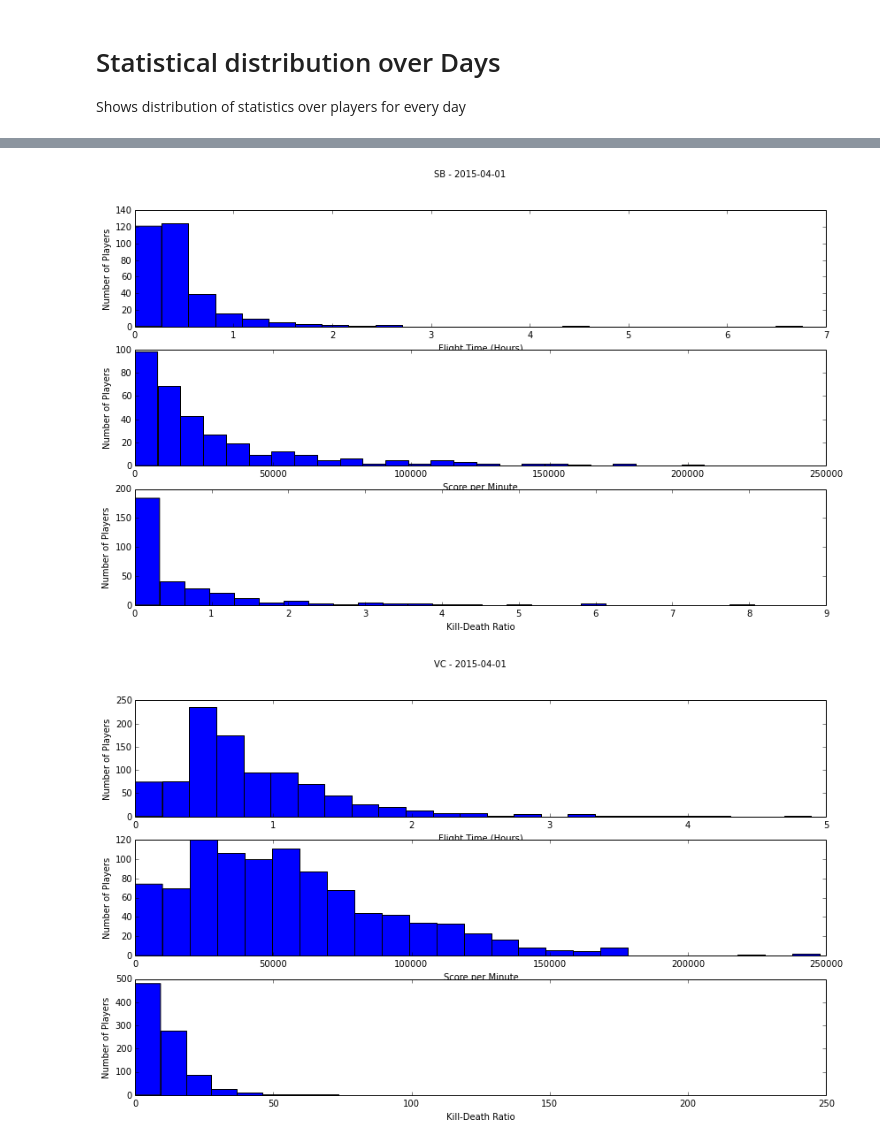
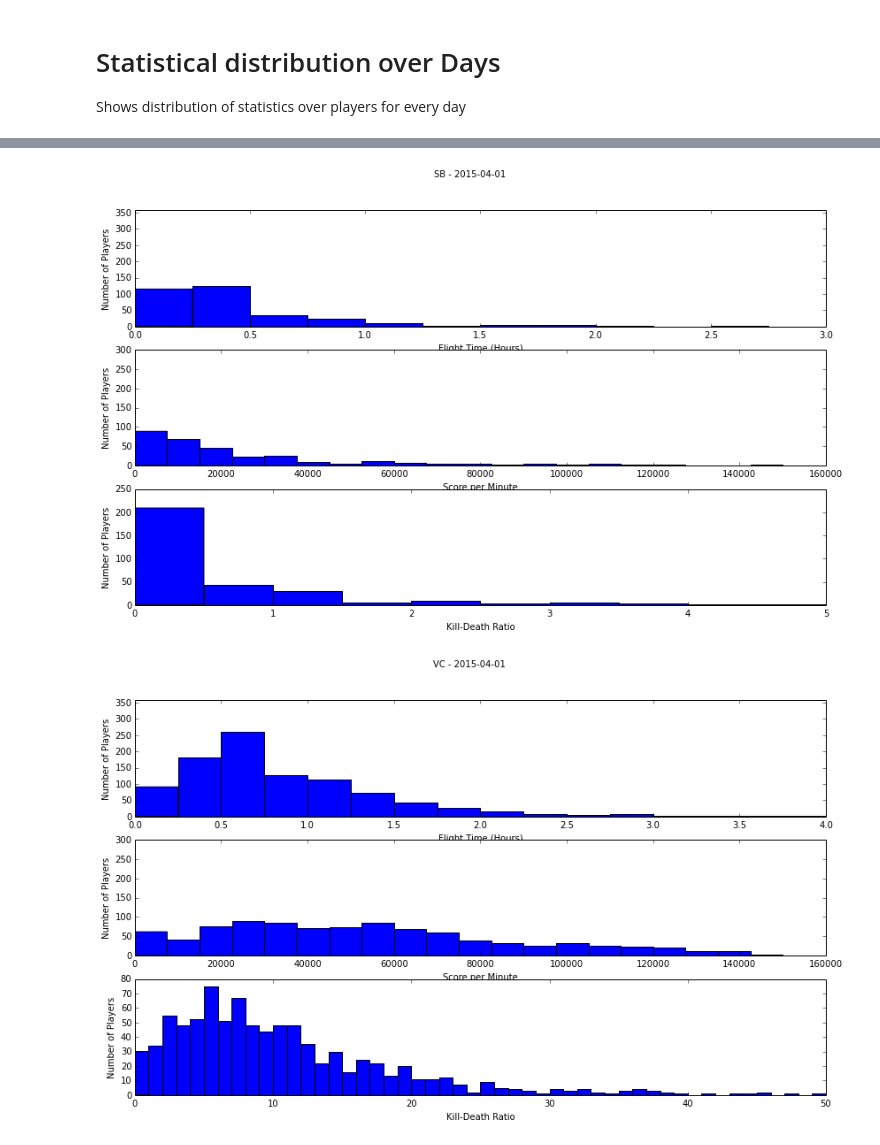
Before and after one commit to WhiteMagic/sc_api, a Jupyter notebook: SC Plots.ipynb, the cells around one changed output, grey strips where cells are left out. Saved outputs shown, nothing was run; the diff lists cells and outputs as text; code cells hidden in the pictures.

Commit message:
Consistent limits for daily stat plots

```diff
--- a/SC Plots.ipynb
+++ b/SC Plots.ipynb
@@ -358,39 +376,74 @@ Statistical distribution over Days
 Shows distribution of statistics over players for every day
 # %%
 modes = ["BR", "SB", "VC"]
+date_keys = sorted(data[mode].date_keys())
+daily_data = {}
 
-for i, mode in enumerate(modes):
-    date_keys = sorted(data[mode].date_keys())
-
-    daily_data = {}
+# Aggregate plot data
+for mode in modes:
+    daily_data[mode] = {}
     for key in date_keys:
-        daily_data[key] = {
+        daily_data[mode][key] = {
             "flight_time": [],
             "spm": [],
             "kdr": [],
         }
         for pilot in data[mode].get_data(key).values():
-            daily_data[key]["flight_time"].append(pilot.flight_time)
-            daily_data[key]["spm"].append(pilot.score / pilot.flight_time)
+            daily_data[mode][key]["flight_time"].append(pilot.flight_time)
+            daily_data[mode][key]["spm"].append(pilot.score / pilot.flight_time)
             if pilot.deaths > 0:
-                daily_data[key]["kdr"].append(pilot.kills / pilot.deaths)
+                daily_data[mode][key]["kdr"].append(pilot.kills / pilot.deaths)
 
+# Determine global axis limits
+y_axis_limits = {}
+range_values = {
+    "flight_time": (0, 4.0),
+    "spm": (0, 150000),
+    "kdr": (0, 5),
+    "kdr_vc": (0, 50),
+}
+bin_counts = {
+    "flight_time": 16,
+    "spm": 20,
+    "kdr": 10,
+    "kdr_vc": 50,
+}
+for key in ["flight_time", "spm", "kdr"]:
+    for mode in modes:
+        param_key = "kdr_vc" if key == "kdr" and mode == "VC" else key
+        counts, _ = np.histogram(
+            [entry[key] for entry in daily_data[mode].values()][0],
+            density=False,
+            bins=bin_counts[key],
+            range=range_values[key]
+        )
+        max_val = max(counts)
+        if y_axis_limits.get(key, 0) < max_val:
+             y_axis_limits[key] = max_val
+
+# Plot data
+for i, mode in enumerate(modes):
     for key in [date_keys[-1]]:
         plt.figure()
         plt.suptitle("{} - {}".format(mode, key))
 
         plt.subplot(3, 1, 1)
-        plt.hist(daily_data[key]["flight_time"], bins=25)
+        plt.hist(daily_data[mode][key]["flight_time"], bins=bin_counts["flight_time"], range=range_values["flight_time"])
+        plt.ylim((0, y_axis_limits["flight_time"]))
         plt.ylabel("Number of Players")
         plt.xlabel("Flight Time (Hours)")
 
         plt.subplot(3, 1, 2)
-        plt.hist(daily_data[key]["spm"], bins=25)
+        plt.hist(daily_data[mode][key]["spm"], bins=bin_counts["spm"], range=range_values["spm"])
+        plt.ylim((0, y_axis_limits["spm"]))
         plt.ylabel("Number of Players")
         plt.xlabel("Score per Minute")
 
         plt.subplot(3, 1, 3)
-        plt.hist(daily_data[key]["kdr"], bins=25)
+        if mode == "VC":
+            plt.hist(daily_data[mode][key]["kdr"], bins=bin_counts["kdr_vc"], range=range_values["kdr_vc"])
+        else:
+            plt.hist(daily_data[mode][key]["kdr"], bins=bin_counts["kdr"], range=range_values["kdr"])
         plt.ylabel("Number of Players")
         plt.xlabel("Kill-Death Ratio")
 
@@ -400,2 +453,2 @@ for i, mode in enumerate(modes):
-[figure, old version]
+[figure, new version]
-[figure, old version]
+[figure, new version]
```
Also changed, not shown: parts of 4 cells of this notebook.
